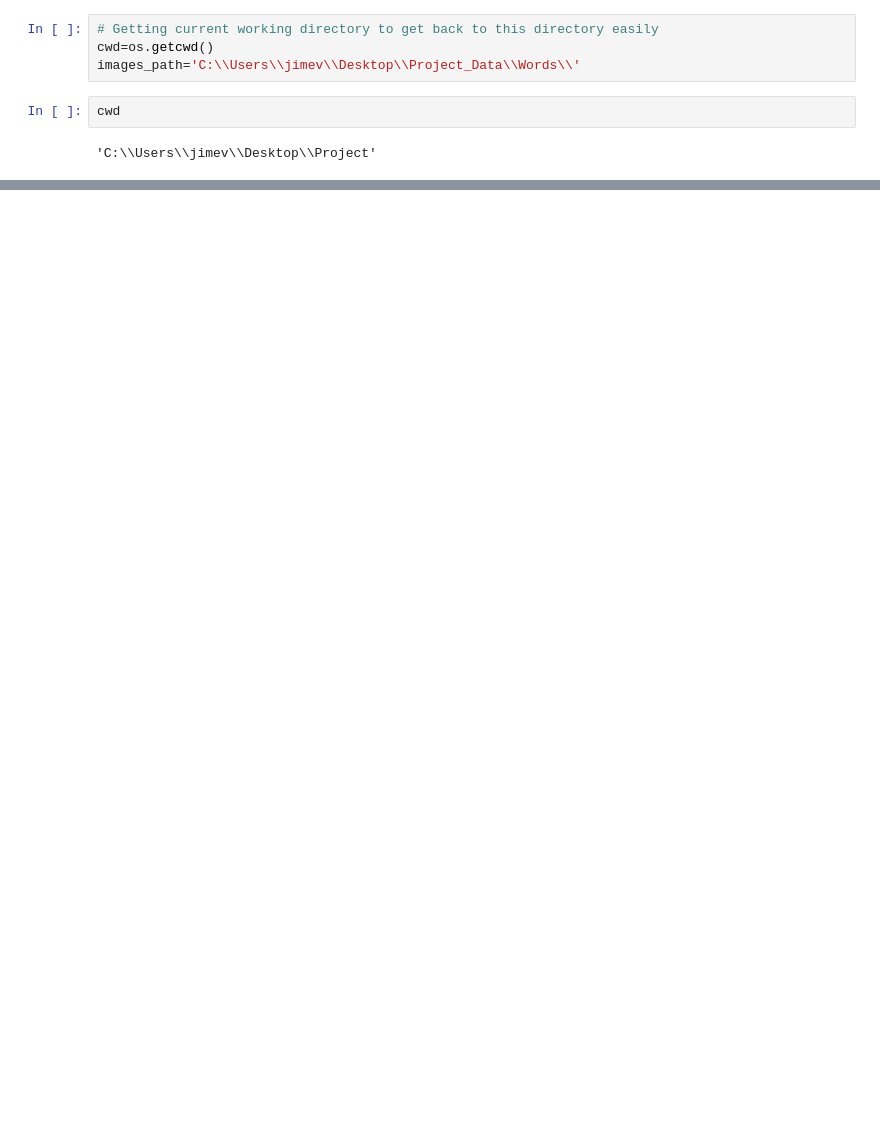
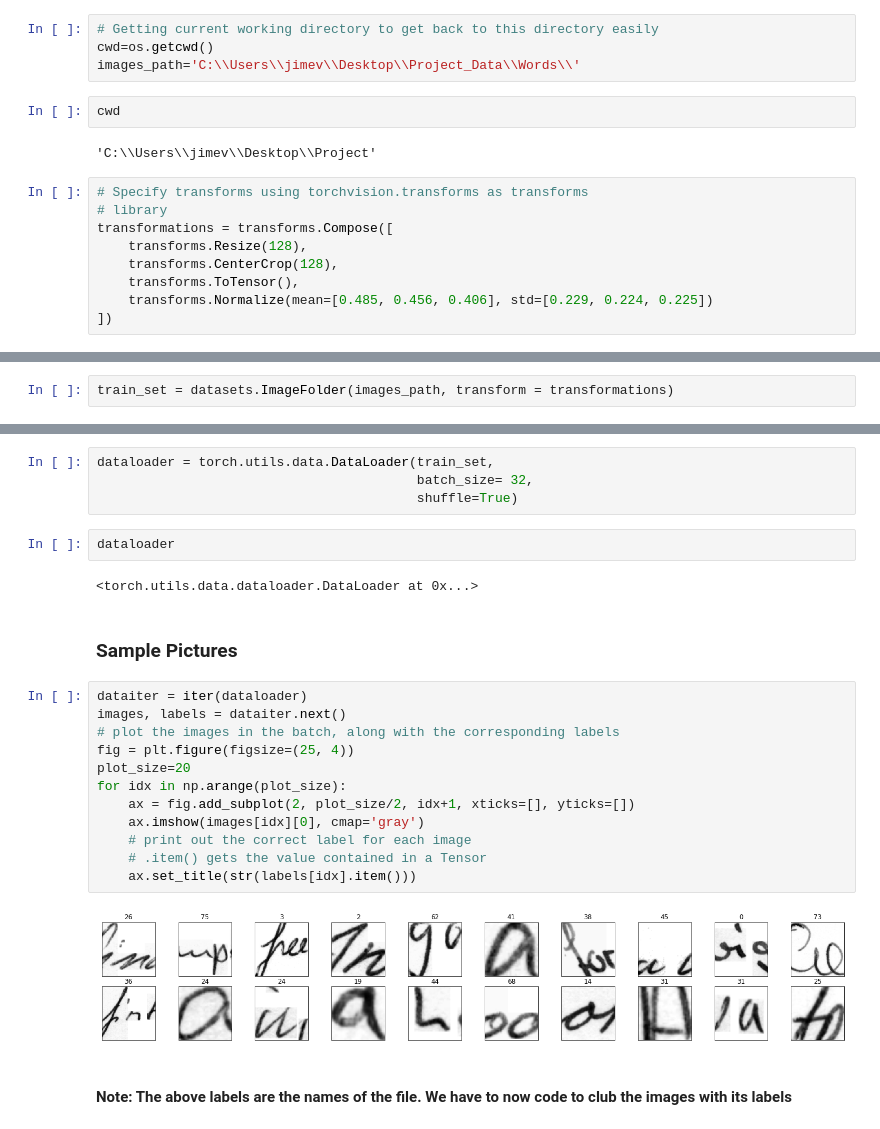
Before and after one commit to jimevansv/DATA606, a Jupyter notebook: Delivery 1/Project.ipynb, the cells around one changed output, grey strips where cells are left out. Saved outputs shown, nothing was run; the diff lists cells and outputs as text; blank space fills up the shorter version.

```diff
--- a/Delivery 1/Project.ipynb
+++ b/Delivery 1/Project.ipynb
@@ -45,3 +51,12 @@ images_path='C:\\Users\\jimev\\Desktop\\Project_Data\\Words\\'
 cwd
 # %% [output]
 'C:\\Users\\jimev\\Desktop\\Project'
+# %%
+# Specify transforms using torchvision.transforms as transforms
+# library
+transformations = transforms.Compose([
+    transforms.Resize(128),
+    transforms.CenterCrop(128),
+    transforms.ToTensor(),
+    transforms.Normalize(mean=[0.485, 0.456, 0.406], std=[0.229, 0.224, 0.225])
+])
@@ -47,0 +67,2 @@ cwd
+# %%
+train_set = datasets.ImageFolder(images_path, transform = transformations)
@@ -47,0 +82,26 @@ cwd
+# %%
+dataloader = torch.utils.data.DataLoader(train_set,
+                                         batch_size= 32,
+                                         shuffle=True)
+# %%
+dataloader
+# %% [output]
+<torch.utils.data.dataloader.DataLoader at 0x...>
+# %% [markdown]
+### Sample Pictures
+# %%
+dataiter = iter(dataloader)
+images, labels = dataiter.next()
+# plot the images in the batch, along with the corresponding labels
+fig = plt.figure(figsize=(25, 4))
+plot_size=20
+for idx in np.arange(plot_size):
+    ax = fig.add_subplot(2, plot_size/2, idx+1, xticks=[], yticks=[])
+    ax.imshow(images[idx][0], cmap='gray')
+    # print out the correct label for each image
+    # .item() gets the value contained in a Tensor
+    ax.set_title(str(labels[idx].item()))
+# %% [output]
+[figure, added]
+# %% [markdown]
+#### Note: The above labels are the names of the file. We have to now code to club the images with its labels
```
Also changed, not shown: parts of 4 cells of this notebook.
